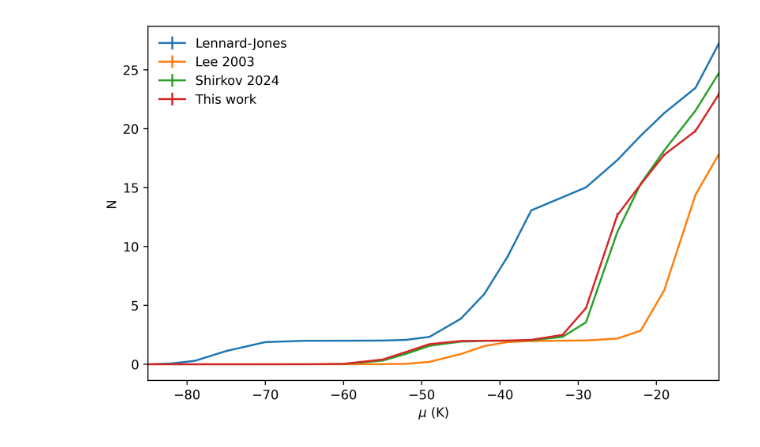
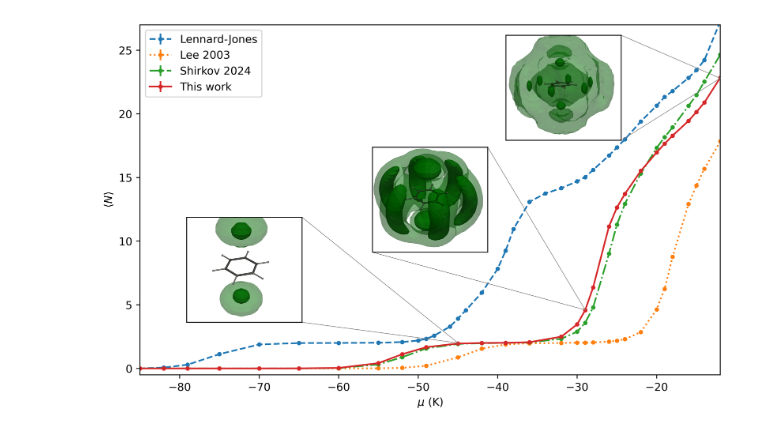
Before and after one commit to DelMaestroGroup/papers-code-HeBenzene, a Jupyter notebook: src/Fig4.ipynb, the cells around one changed output. Cells and saved outputs as stored; diff of their text form; code cells hidden in the pictures.

```diff
--- a/src/Fig4.ipynb
+++ b/src/Fig4.ipynb
@@ -8,17 +10,88 @@ dataLee = np.loadtxt('../data/pimc-Lee/estimator-u-reduce.dat')
 datagp = np.loadtxt('../data/pimc-gp/estimator-u-reduce.dat')
 dataShirkov = np.loadtxt('../data/pimc-Shirkov/estimator-u-reduce.dat')
 # %%
-fig, ax = plt.subplots(1, 1, figsize=(8, 5))
+fig, ax = plt.subplots(1, 1, figsize=(8, 5),constrained_layout=True)
 plt.gcf().set_dpi(500)
-ax.errorbar(datafixed[:,0],datafixed[:,19],yerr=datafixed[:,20],label=r'Lennard-Jones')
-ax.errorbar(dataLee[:,0],dataLee[:,19],yerr=dataLee[:,20],label=r'Lee 2003')
-ax.errorbar(dataShirkov[:,0],dataShirkov[:,19],yerr=dataShirkov[:,20],label=r'Shirkov 2024')
-ax.errorbar(datagp[:,0],datagp[:,19],yerr=datagp[:,20],label=r'This work')
+ax.errorbar(datafixed[:,0],datafixed[:,19],yerr=datafixed[:,20],marker='.',linestyle='--',label=r'Lennard-Jones')
+ax.errorbar(dataLee[:,0],dataLee[:,19],yerr=dataLee[:,20],marker='.',linestyle=':',label=r'Lee 2003')
+ax.errorbar(dataShirkov[:,0],dataShirkov[:,19],yerr=dataShirkov[:,20],linestyle='-.',marker='.',label=r'Shirkov 2024')
+ax.errorbar(datagp[:,0],datagp[:,19],yerr=datagp[:,20],marker='.',linestyle='-',label=r'This work')
+
+p1 = [-45,2.0]
+p2 = [-29,4.6]
+p3 = [-12,22.8]
+ax_inset1 = ax.inset_axes([0.03, 0.15, 0.3, 0.3])
+img1 = mpimg.imread("../figures/benzene_densitymu45.png")
+ax_inset1.imshow(img1)
+ax_inset1.set_xticks([])
+ax_inset1.set_yticks([])
+ax_inset1.set_xlim(400,1500)
+ax_inset1.set_ylim(1100,100)
+#ax_inset.axis('off')
+# Get corners of the inset in data coordinates
+corners = [
+    (ax_inset1.get_xlim()[1], ax_inset1.get_ylim()[1]),
+    (ax_inset1.get_xlim()[1], ax_inset1.get_ylim()[0])
+]
+
+# Draw lines from inset corners to the highlighted point
+for corner in corners:
+    con = ConnectionPatch(
+        xyA=(p1[0], p1[1]), coordsA=ax.transData,
+        xyB=corner, coordsB=ax_inset1.transData,
+        arrowstyle="-", color="gray", lw=0.5
+    )
+    ax_inset1.add_artist(con)
+ax_inset2 = ax.inset_axes([0.35, 0.35, 0.3, 0.3])
+img2 = mpimg.imread("../figures/benzene_densitymu29.png")
+ax_inset2.imshow(img2)
+ax_inset2.set_xticks([])
+ax_inset2.set_yticks([])
+ax_inset2.set_xlim(400,1500)
+ax_inset2.set_ylim(1100,100)
+#ax_inset.axis('off')
+# Get corners of the inset in data coordinates
+corners = [
+    (ax_inset2.get_xlim()[1], ax_inset2.get_ylim()[1]),
+    (ax_inset2.get_xlim()[0], ax_inset2.get_ylim()[0])
+]
+
+# Draw lines from inset corners to the highlighted point
+for corner in corners:
+    con = ConnectionPatch(
+        xyA=(p2[0], p2[1]), coordsA=ax.transData,
+        xyB=corner, coordsB=ax_inset2.transData,
+        arrowstyle="-", color="gray", lw=0.5
+    )
+    ax_inset2.add_artist(con)
+ax_inset3 = ax.inset_axes([0.58, 0.67, 0.3, 0.3])
+img3 = mpimg.imread("../figures/benzene_densitymu12.png")
+ax_inset3.imshow(img3)
+ax_inset3.set_xticks([])
+ax_inset3.set_yticks([])
+ax_inset3.set_xlim(400,1500)
+ax_inset3.set_ylim(1100,100)
+#ax_inset.axis('off')
+# Get corners of the inset in data coordinates
+corners = [
+    (ax_inset3.get_xlim()[1], ax_inset3.get_ylim()[1]),
+    (ax_inset3.get_xlim()[1], ax_inset3.get_ylim()[0])
+]
+
+# Draw lines from inset corners to the highlighted point
+for corner in corners:
+    con = ConnectionPatch(
+        xyA=(p3[0], p3[1]), coordsA=ax.transData,
+        xyB=corner, coordsB=ax_inset3.transData,
+        arrowstyle="-", color="gray", lw=0.5
+    )
+    ax_inset3.add_artist(con)
 
 ax.set_xlabel(r'$\mu$ (K)')
-ax.set_ylabel('N')
+ax.set_ylabel(r'$\langle N\rangle$')
 ax.set_xlim(-85,-12)
-plt.legend(frameon=False)
-plt.savefig('../figures/Fig4.svg')
+ax.set_ylim(-0.5,27)
+plt.legend()
+plt.savefig('../figures/Fig4.pdf')
 # %% [output]
-[figure, old version]
+[figure, new version]
```
Also changed, not shown: parts of 1 cell of this notebook, 6 other files.
